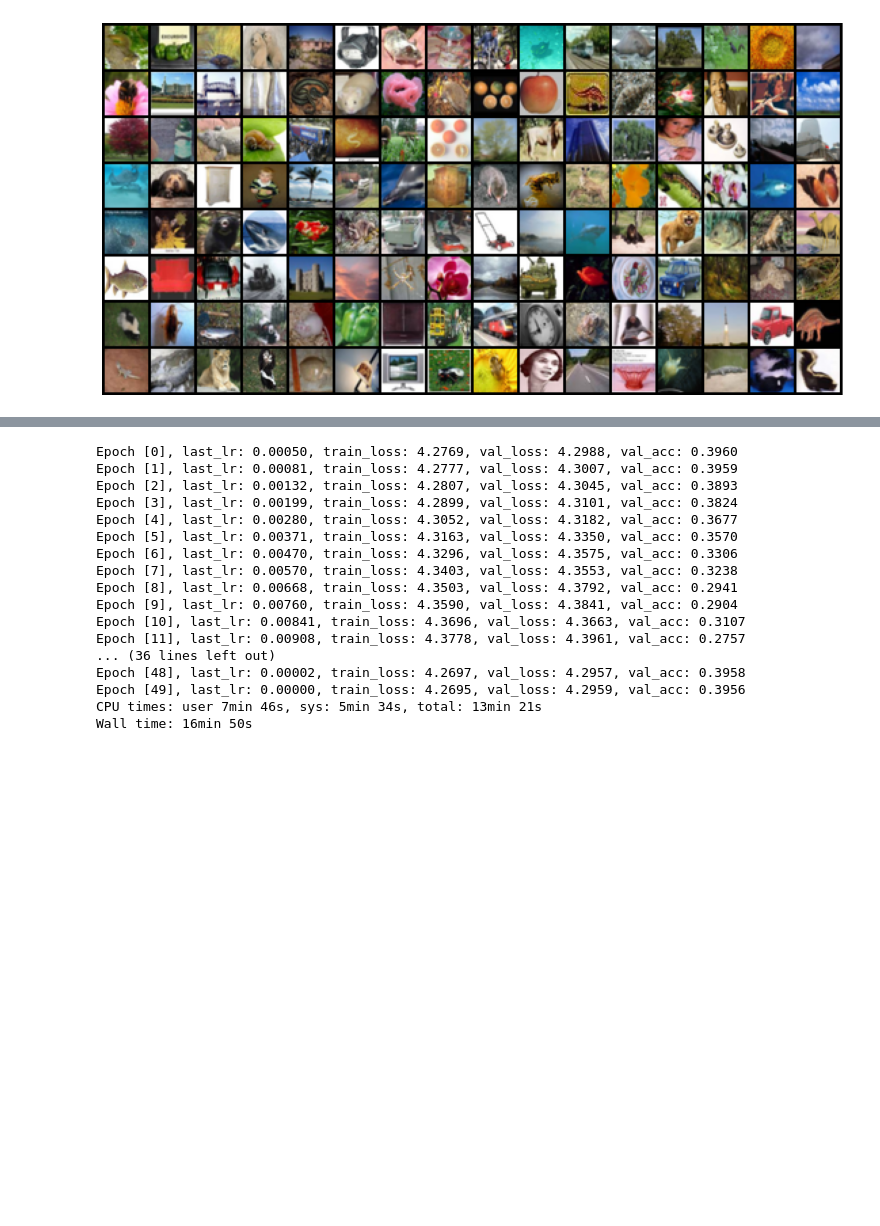
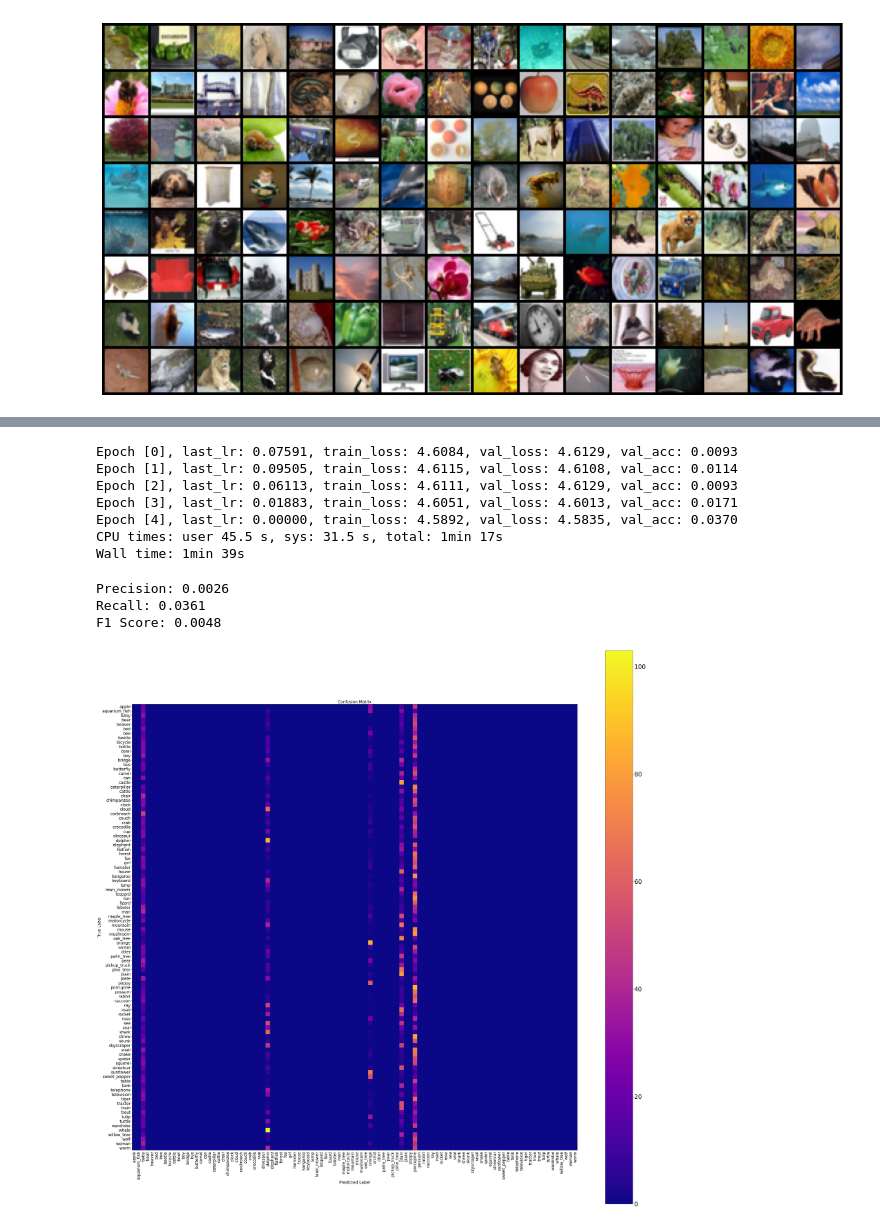
Before and after one commit to Harshvardhan-Mestha/SAiDL_Assignment, a Jupyter notebook: CIFAR100_Resnet_softmax.ipynb, the cells around one changed output, grey strips where cells are left out. Drawn from its saved outputs; the diff is of its cells as text; code cells hidden in the pictures; blank space fills up the shorter version.

```diff
--- a/CIFAR100_Resnet_softmax.ipynb
+++ b/CIFAR100_Resnet_softmax.ipynb
@@ -143,10 +105,6 @@ class DeviceDataLoader():
 train_loader = DeviceDataLoader(train_loader, device)
 val_loader = DeviceDataLoader(val_loader, device)
 test_loader = DeviceDataLoader(test_loader, device)
-# %%
-def accuracy(outputs, labels):
-    _, preds = torch.max(outputs, dim=1)
-    return torch.tensor(torch.sum(preds == labels).item() / len(preds))
 # %%
 def accuracy(outputs, labels):
     _, preds = torch.max(outputs, dim=1)
@@ -298,27 +294,51 @@ opt_func = torch.optim.Adam
 # %%
 %%time
-history_resnet9 += fit_one_cycle(epochs_resnet9, max_lr, model_resnet9, train_loader, val_loader,
+history_resnet9 += fit_one_cycle(no_of_epochs, max_learn_r, model_resnet9, train_loader, val_loader,
                              grad_clip=grad_clip,
                              weight_decay=weight_decay,
-                             opt_func=opt_func)
+                             opt_func=optim_func)
 # %% [output]
-Epoch [0], last_lr: 0.00050, train_loss: 4.2769, val_loss: 4.2988, val_acc: 0.3960
-Epoch [1], last_lr: 0.00081, train_loss: 4.2777, val_loss: 4.3007, val_acc: 0.3959
-Epoch [2], last_lr: 0.00132, train_loss: 4.2807, val_loss: 4.3045, val_acc: 0.3893
-Epoch [3], last_lr: 0.00199, train_loss: 4.2899, val_loss: 4.3101, val_acc: 0.3824
-Epoch [4], last_lr: 0.00280, train_loss: 4.3052, val_loss: 4.3182, val_acc: 0.3677
-Epoch [5], last_lr: 0.00371, train_loss: 4.3163, val_loss: 4.3350, val_acc: 0.3570
-Epoch [6], last_lr: 0.00470, train_loss: 4.3296, val_loss: 4.3575, val_acc: 0.3306
-Epoch [7], last_lr: 0.00570, train_loss: 4.3403, val_loss: 4.3553, val_acc: 0.3238
-Epoch [8], last_lr: 0.00668, train_loss: 4.3503, val_loss: 4.3792, val_acc: 0.2941
-Epoch [9], last_lr: 0.00760, train_loss: 4.3590, val_loss: 4.3841, val_acc: 0.2904
-Epoch [10], last_lr: 0.00841, train_loss: 4.3696, val_loss: 4.3663, val_acc: 0.3107
-Epoch [11], last_lr: 0.00908, train_loss: 4.3778, val_loss: 4.3961, val_acc: 0.2757
-... (36 lines left out)
-Epoch [48], last_lr: 0.00002, train_loss: 4.2697, val_loss: 4.2957, val_acc: 0.3958
-Epoch [49], last_lr: 0.00000, train_loss: 4.2695, val_loss: 4.2959, val_acc: 0.3956
-CPU times: user 7min 46s, sys: 5min 34s, total: 13min 21s
-Wall time: 16min 50s
+Epoch [0], last_lr: 0.07591, train_loss: 4.6084, val_loss: 4.6129, val_acc: 0.0093
+Epoch [1], last_lr: 0.09505, train_loss: 4.6115, val_loss: 4.6108, val_acc: 0.0114
+Epoch [2], last_lr: 0.06113, train_loss: 4.6111, val_loss: 4.6129, val_acc: 0.0093
+Epoch [3], last_lr: 0.01883, train_loss: 4.6051, val_loss: 4.6013, val_acc: 0.0171
+Epoch [4], last_lr: 0.00000, train_loss: 4.5892, val_loss: 4.5835, val_acc: 0.0370
+CPU times: user 45.5 s, sys: 31.5 s, total: 1min 17s
+Wall time: 1min 39s
+# %%
+last = history_resnet9[len(history_resnet9)-1]
+precision = last['precision']
+recall = last['recall']
+F1 = last['F1']
+
+print(f"Precision: {precision:.4f}")
+print(f"Recall: {recall:.4f}")
+print(f"F1 Score: {F1:.4f}")
+# %% [output]
+Precision: 0.0026
+Recall: 0.0361
+F1 Score: 0.0048
+# %%
+from mpl_toolkits.axes_grid1 import make_axes_locatable
+
+def plot_confusion_matrix(cm, class_names):
+    plt.figure(figsize=(50, 50))
+    plt.imshow(cm, interpolation='nearest', cmap=plt.cm.plasma)
+    cb = plt.colorbar()
+    cb.ax.tick_params(labelsize=30)
+    tick_marks = np.arange(len(class_names))
+    plt.xticks(tick_marks, class_names, rotation=90,fontsize=20)
+    plt.yticks(tick_marks, class_names,fontsize=20)
+    plt.xlabel('Predicted Label',fontsize=20)
+    plt.ylabel('True Label',fontsize=20)
+    plt.title('Confusion Matrix',fontsize=20)
+    plt.show()
+
+last = history_resnet9[len(history_resnet9)-1]
+conf_mat = last['conf_mat']
+plot_confusion_matrix(conf_mat, classes)
+# %% [output]
+[figure, added]
 # %%
 def plot_accuracies(history):
     accuracies = [x['val_acc'] for x in history]
```
Also changed, not shown: parts of 24 cells of this notebook, 1 other file.
